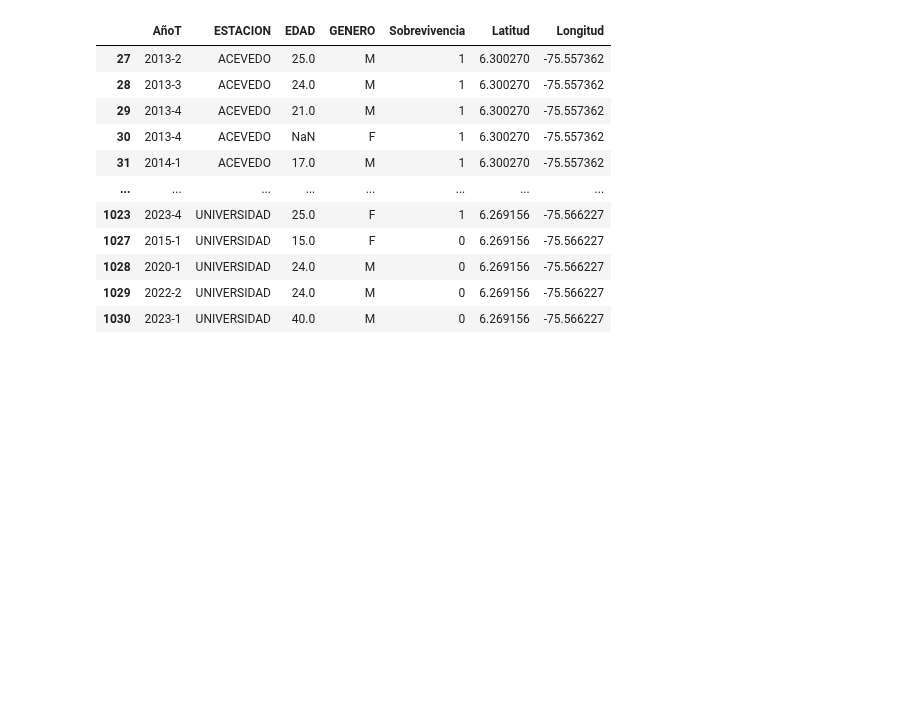
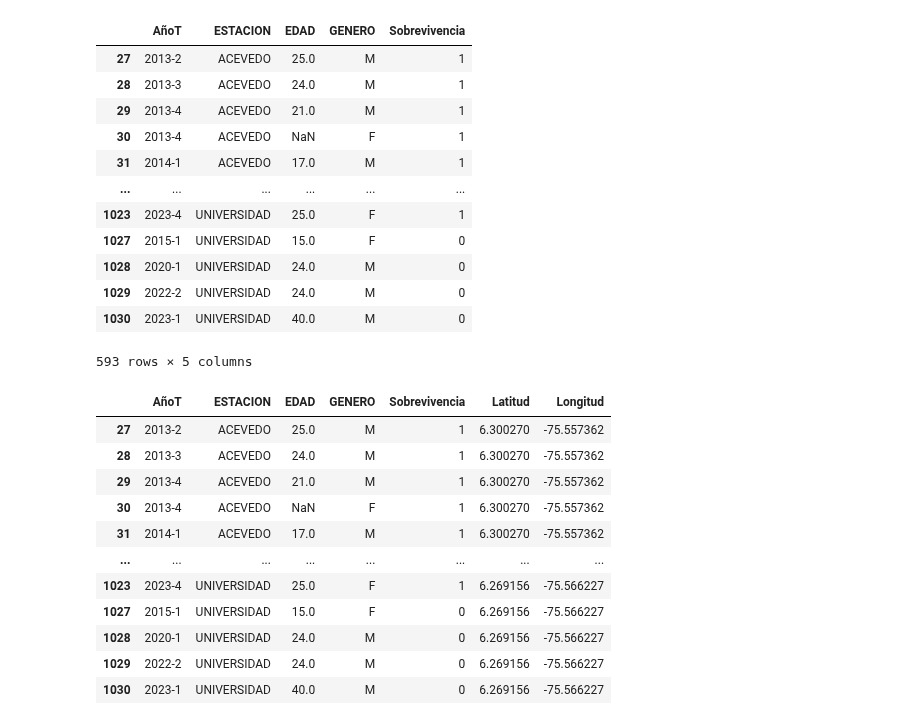
Before and after one commit to Felbanol/Proyecto-Metro, a Jupyter notebook: Codigo Metro Python.ipynb, the cells around one changed output. Saved outputs shown, nothing was run; the diff lists cells and outputs as text; code cells hidden in the pictures; blank space fills up the shorter version.

```diff
--- a/Codigo Metro Python.ipynb
+++ b/Codigo Metro Python.ipynb
@@ -175,29 +174,45 @@ res
 # %%
+
 DatosV = pd.read_excel("C:/Users/Felipe Bañol/Documents/GitHub/Metro2.0/DatosV.xlsx")
 DatosV["EDAD"] = pd.to_numeric(DatosV["EDAD"], errors="coerce")
 DatosV = DatosV[DatosV["AñoT"] >= "2012-4"]
 DatosV["ESTACION"] = DatosV["ESTACION"].replace({"SAN ANTONIO B": "SAN ANTONIO", "SAN JAVIER J": "SAN JAVIER"})
 estaciones_validas = [
     "NIQUIA", "BELLO", "MADERA", "ACEVEDO", "TRICENTENARIO", "CARIBE", "UNIVERSIDAD",
     "HOSPITAL", "PRADO", "PARQUE BERRIO", "SAN ANTONIO", "ALPUJARRA", "EXPOSICIONES",
     "INDUSTRIALES", "POBLADO", "AGUACATALA", "AYURA", "ENVIGADO", "ITAGUI", "SABANETA", "LA ESTRELLA", "SAN JAVIER", "SANTA LUCIA", "FLORESTA","ESTADIO", "SURAMERICANA","CISNEROS"
 ]
 DatosV = DatosV[DatosV["ESTACION"].isin(estaciones_validas)]
 
 # --- Crear subconjuntos ---
 DatosM = DatosV[DatosV["GENERO"] == "M"]
 DatosF = DatosV[DatosV["GENERO"] == "F"]
 Datos_joven = DatosV[DatosV["EDAD"] <= 28]
 Datos_no_joven = DatosV[DatosV["EDAD"] > 28]
 DatosM_joven = DatosV[(DatosV["GENERO"] == "M") & (DatosV["EDAD"] <= 28)]
 DatosF_joven = DatosV[(DatosV["GENERO"] == "F") & (DatosV["EDAD"] <= 28)]
 DatosM_no_joven = DatosV[(DatosV["GENERO"] == "M") & (DatosV["EDAD"] > 28)]
 DatosF_no_joven = DatosV[(DatosV["GENERO"] == "F") & (DatosV["EDAD"] > 28)]
 # --- Función para crear conteo ---
 años = range(2012, 2024)
 trimestres = [1, 2, 3, 4]
 todos_trimestres = [f"{año}-{t}" for año, t in itertools.product(años, trimestres)]
 estaciones = DatosV["ESTACION"].unique()
+DatosV
+# %% [output]
+|  | AñoT | ESTACION | EDAD | GENERO | Sobrevivencia |
+| 27 | 2013-2 | ACEVEDO | 25.0 | M | 1 |
+| 28 | 2013-3 | ACEVEDO | 24.0 | M | 1 |
+| 29 | 2013-4 | ACEVEDO | 21.0 | M | 1 |
+| 30 | 2013-4 | ACEVEDO | NaN | F | 1 |
+| 31 | 2014-1 | ACEVEDO | 17.0 | M | 1 |
+| ... | ... | ... | ... | ... | ... |
+| 1023 | 2023-4 | UNIVERSIDAD | 25.0 | F | 1 |
+| 1027 | 2015-1 | UNIVERSIDAD | 15.0 | F | 0 |
+| 1028 | 2020-1 | UNIVERSIDAD | 24.0 | M | 0 |
+| 1029 | 2022-2 | UNIVERSIDAD | 24.0 | M | 0 |
+| 1030 | 2023-1 | UNIVERSIDAD | 40.0 | M | 0 |
+593 rows × 5 columns
 # %%
 
 
```
Also changed, not shown: parts of 7 cells of this notebook, 1 other file.
